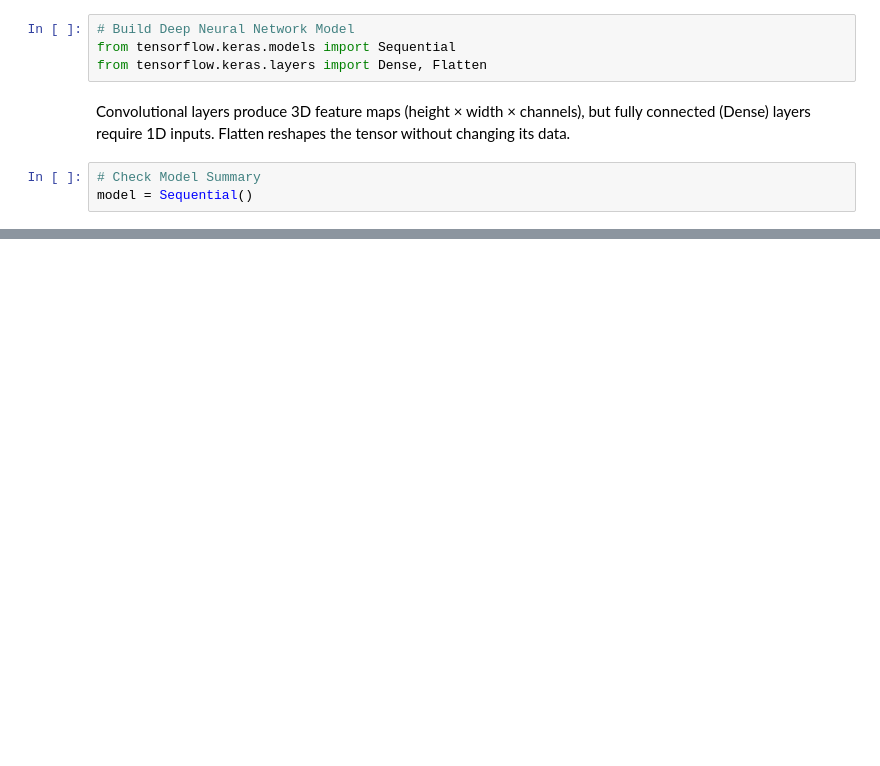
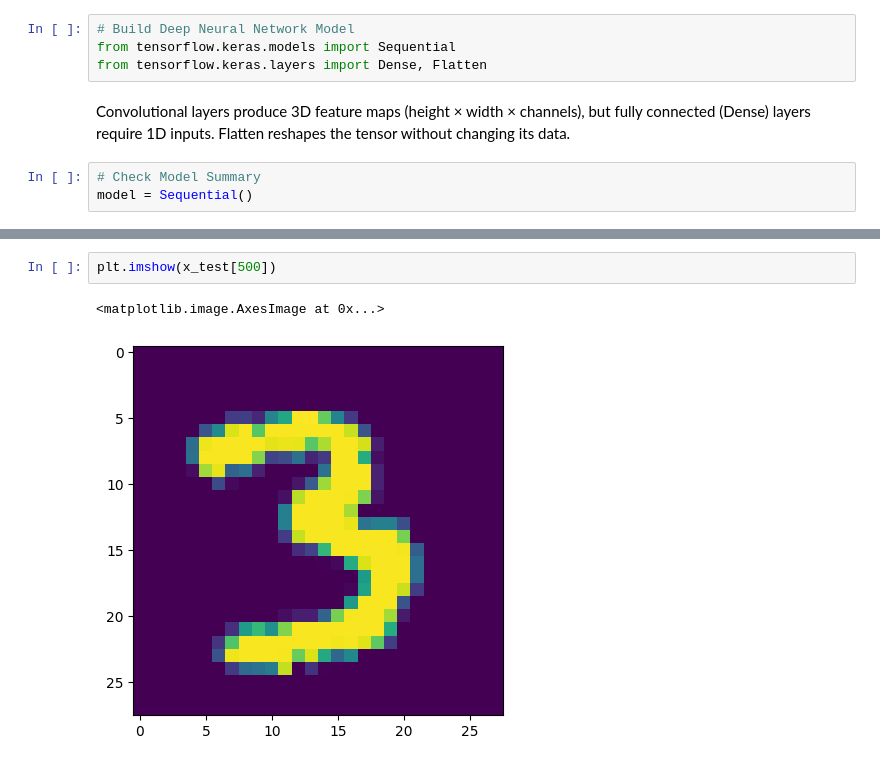
Before and after one commit to Yaa-de-champ/Google-ML, a Jupyter notebook: MNIST_HandwrittenDigitsNeuralNets-master/DeepNets - Copy.ipynb, the cells around one changed output, grey strips where cells are left out. Drawn from its saved outputs; the diff is of its cells as text; blank space fills up the shorter version.

```diff
--- a/MNIST_HandwrittenDigitsNeuralNets-master/DeepNets - Copy.ipynb
+++ b/MNIST_HandwrittenDigitsNeuralNets-master/DeepNets - Copy.ipynb
@@ -154,0 +242,5 @@ model.add(Dense(10, activation='softmax')) #128 neurons
+# %%
+plt.imshow(x_test[500])
+# %% [output]
+<matplotlib.image.AxesImage at 0x...>
+[figure, added]
```
Also changed, not shown: parts of 18 cells of this notebook, 9 other files.
